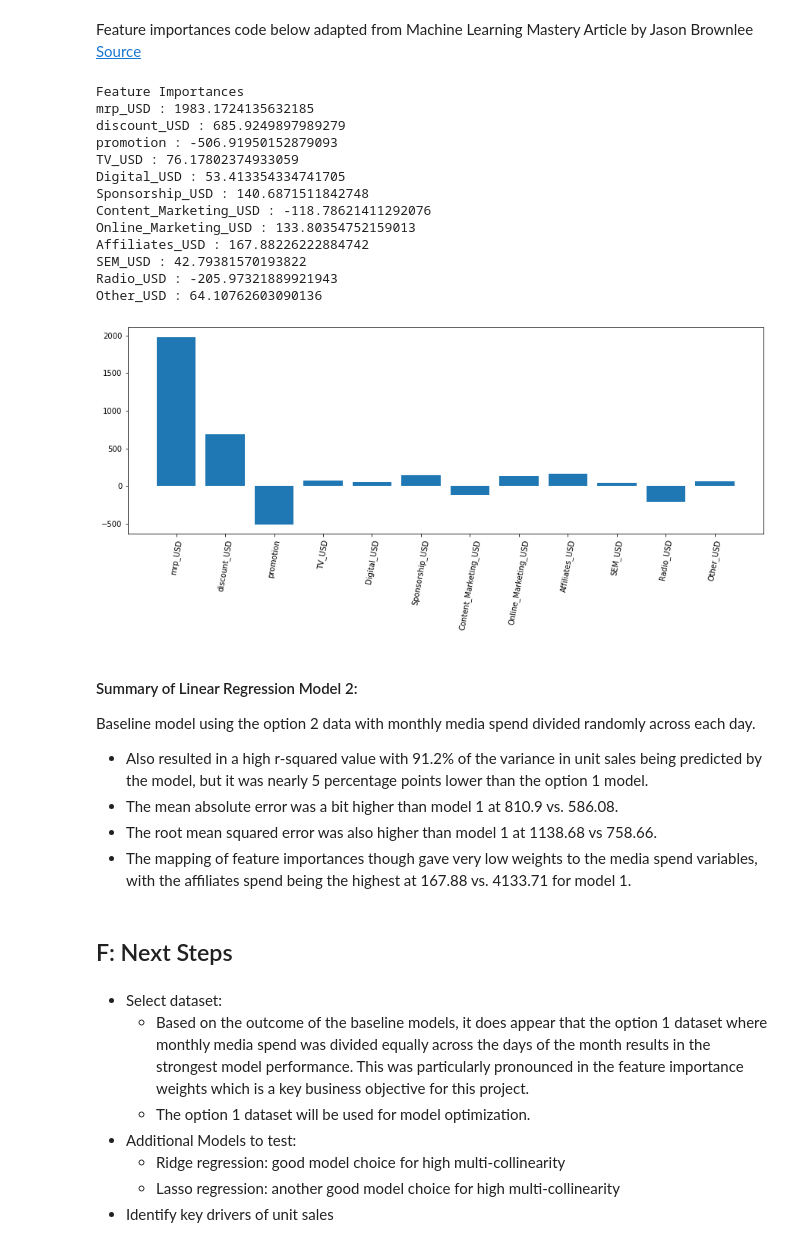
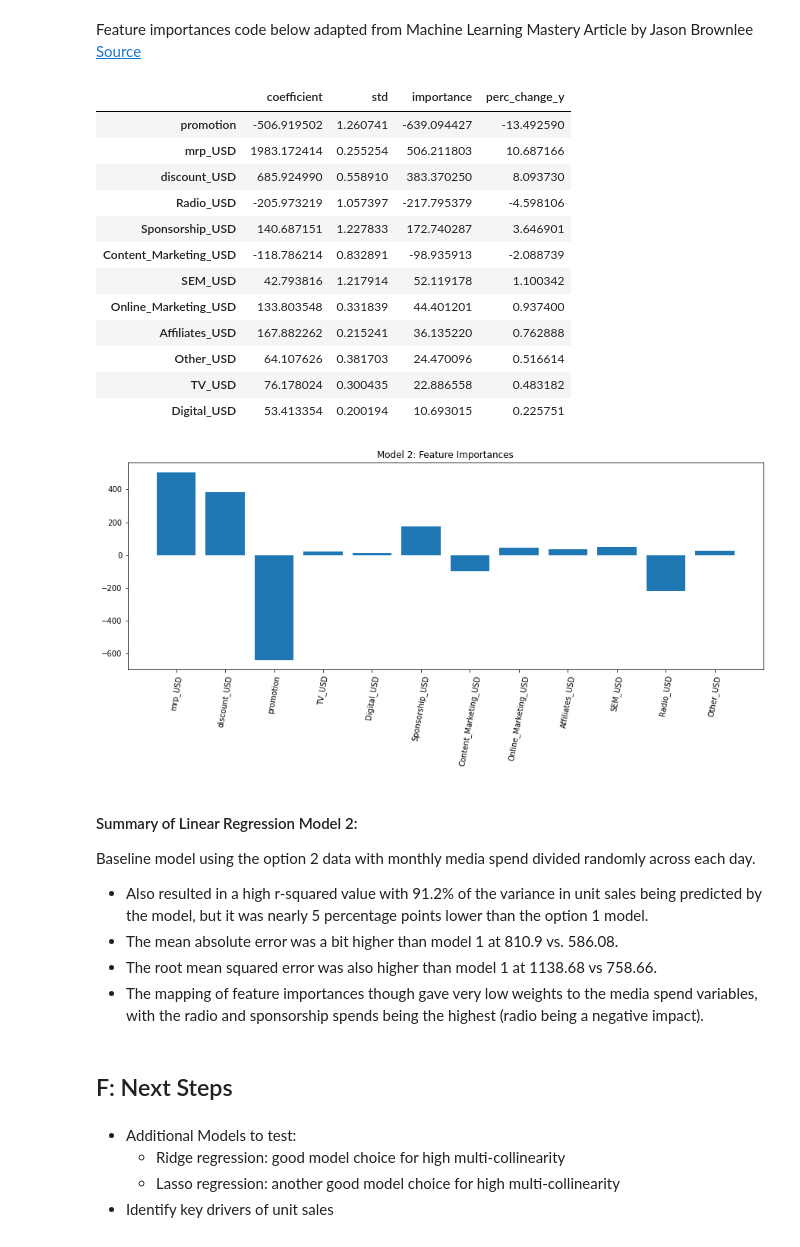
Before and after one commit to rrmahr/Marketing-Mix-Model, a Jupyter notebook: a_Notebooks/c_Preprocessing_Baseline_Models.ipynb, the cells around one changed output. Drawn from its saved outputs; the diff is of its cells as text; code cells hidden in the pictures.

```diff
--- a/a_Notebooks/c_Preprocessing_Baseline_Models.ipynb
+++ b/a_Notebooks/c_Preprocessing_Baseline_Models.ipynb
@@ -534,48 +566,60 @@ np.sqrt(mse_lr_2)
 array([1019.23528332, 1138.68446389])
 # %% [markdown]
 Feature importances code below adapted from Machine Learning Mastery Article by Jason Brownlee [Source]('https://machinelearningmastery.com/calculate-feature-importance-with-python/')
+# %%
+#Create coeficients variable
+coefficients = lr_model_2.coef_
+
+#Create feature importances df
+feature_importances = pd.DataFrame(coefficients, X_test_2.columns, columns = ['coefficient'])
+
+#Get standard deviations for each feature
+stdevs = []
+for i in range(len(X_test_2.columns)):
+    stdev = X_test_2_scaled[i].std()
+    stdevs.append(stdev)
+
+#Get avg. y-value
+avg_y = y_test_2.mean()
+
+#Create std column for each feature
+feature_importances['std'] = np.array(stdevs).reshape(-1,1)
+feature_importances['importance'] = feature_importances['std']* feature_importances['coefficient']
+feature_importances['perc_change_y'] = ((feature_importances['importance'])/avg_y)*100
+feature_importances.reindex(feature_importances['importance'].abs().sort_values(ascending=False).index)
+# %% [output]
+|  | coefficient | std | importance | perc_change_y |
+| promotion | -506.919502 | 1.260741 | -639.094427 | -13.492590 |
+| mrp_USD | 1983.172414 | 0.255254 | 506.211803 | 10.687166 |
+| discount_USD | 685.924990 | 0.558910 | 383.370250 | 8.093730 |
+| Radio_USD | -205.973219 | 1.057397 | -217.795379 | -4.598106 |
+| Sponsorship_USD | 140.687151 | 1.227833 | 172.740287 | 3.646901 |
+| Content_Marketing_USD | -118.786214 | 0.832891 | -98.935913 | -2.088739 |
+| SEM_USD | 42.793816 | 1.217914 | 52.119178 | 1.100342 |
+| Online_Marketing_USD | 133.803548 | 0.331839 | 44.401201 | 0.937400 |
+| Affiliates_USD | 167.882262 | 0.215241 | 36.135220 | 0.762888 |
+| Other_USD | 64.107626 | 0.381703 | 24.470096 | 0.516614 |
+| TV_USD | 76.178024 | 0.300435 | 22.886558 | 0.483182 |
+| Digital_USD | 53.413354 | 0.200194 | 10.693015 | 0.225751 |
 # %%
-#View feature importances
-importance = lr_model_2.coef_
-
-# summarize feature importance
-print('Feature Importances')
-for x,v in enumerate(importance):
-    print(features_2.columns.to_list()[x],':',(v))
-
 # plot feature importance
 plt.figure(figsize=(15,5))
-plt.bar(features_2.columns.to_list(),importance)
+plt.bar(X_test_2.columns.to_list(),feature_importances['importance'])
 plt.xticks(rotation=80)
+plt.title('Model 2: Feature Importances')
 plt.show()
 # %% [output]
-Feature Importances
-mrp_USD : 1983.1724135632185
-discount_USD : 685.9249897989279
-promotion : -506.91950152879093
-TV_USD : 76.17802374933059
-Digital_USD : 53.413354334741705
-Sponsorship_USD : 140.6871511842748
-Content_Marketing_USD : -118.78621411292076
-Online_Marketing_USD : 133.80354752159013
-Affiliates_USD : 167.88226222884742
-SEM_USD : 42.79381570193822
-Radio_USD : -205.97321889921943
-Other_USD : 64.10762603090136
-[figure, old version]
+[figure, new version]
 # %% [markdown]
 #### Summary of Linear Regression Model 2:
 Baseline model using the option 2 data with monthly media spend divided randomly across each day.
 * Also resulted in a high r-squared value with 91.2% of the variance in unit sales being predicted by the model, but it was nearly 5 percentage points lower than the option 1 model.
 * The mean absolute error was a bit higher than model 1 at 810.9 vs. 586.08.
 * The root mean squared error was also higher than model 1 at 1138.68 vs 758.66.
-* The mapping of feature importances though gave very low weights to the media spend variables, with the affiliates spend being the highest at 167.88 vs. 4133.71 for model 1.
+* The mapping of feature importances though gave very low weights to the media spend variables, with the radio and sponsorship spends being the highest (radio being a negative impact).
 # %% [markdown]
 ## F: Next Steps <a class="anchor" id="f"></a>
 # %% [markdown]
-* Select dataset:
-    * Based on the outcome of the baseline models, it does appear that the option 1 dataset where monthly media spend was divided equally across the days of the month results in the strongest model performance. This was particularly pronounced in the feature importance weights which is a key business objective for this project.
-    * The option 1 dataset will be used for model optimization.
 * Additional Models to test:
     * Ridge regression: good model choice for high multi-collinearity
     * Lasso regression: another good model choice for high multi-collinearity
```
Also changed, not shown: parts of 7 cells of this notebook.
